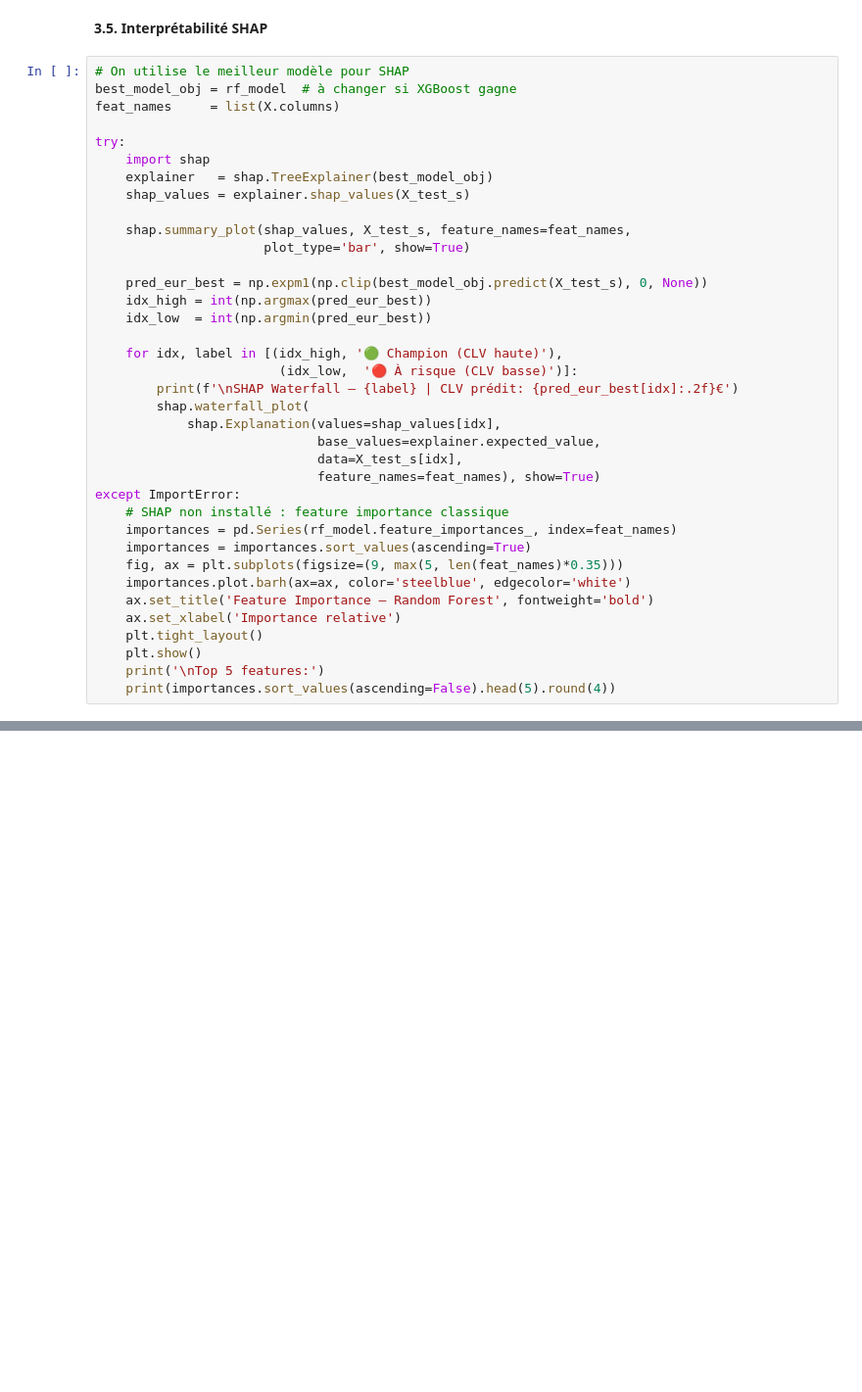
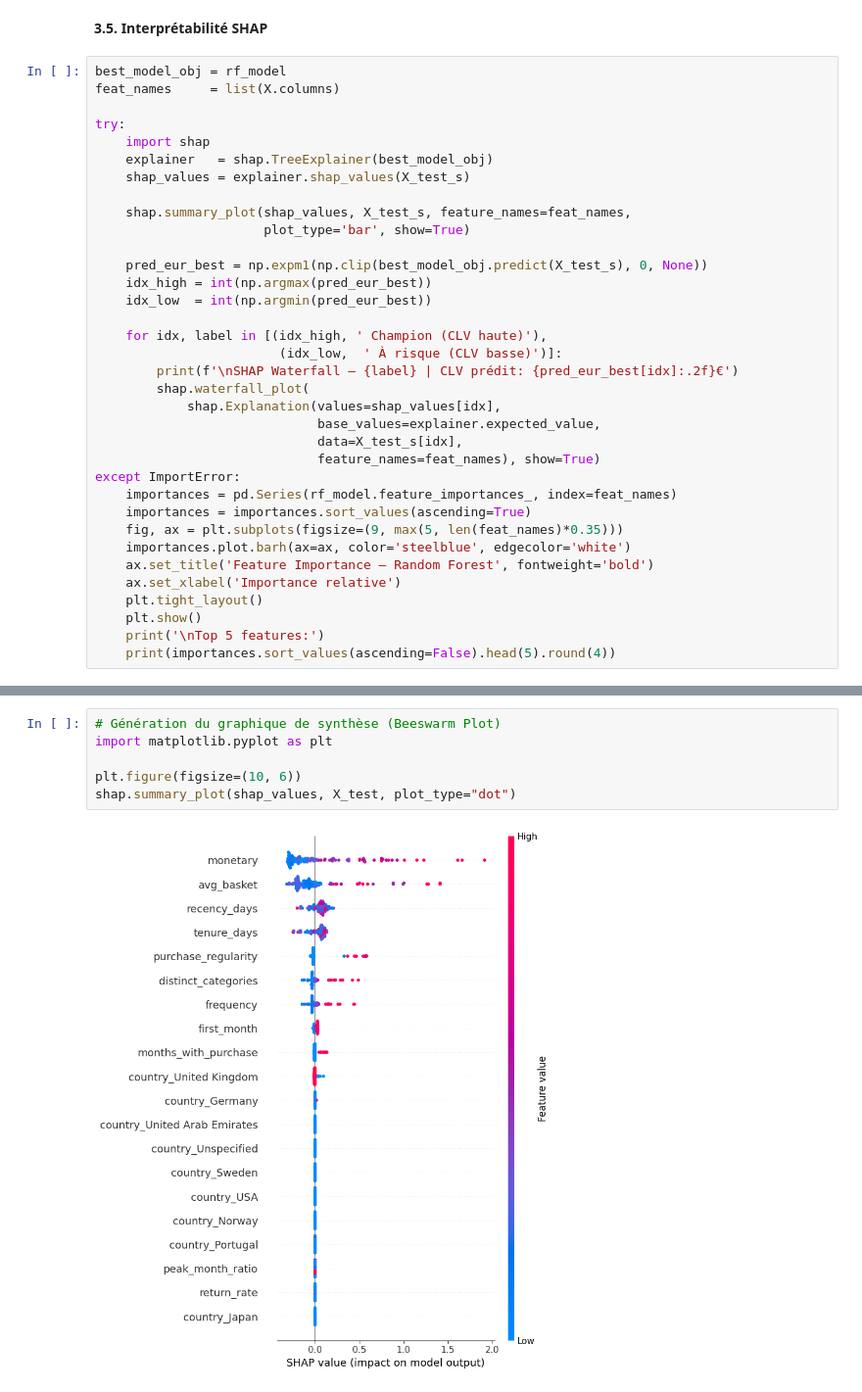
Before and after one commit to fds-imane/Data_Marketing, a Jupyter notebook: data_marketing_part3_CORRIGE.ipynb, the cells around one changed output, grey strips where cells are left out. Shown at 98% size. Saved outputs shown, nothing was run; the diff lists cells and outputs as text; blank space fills up the shorter version.

```diff
--- a/data_marketing_part3_CORRIGE.ipynb
+++ b/data_marketing_part3_CORRIGE.ipynb
@@ -670,8 +655,7 @@ plt.show()
 # %% [markdown]
 **3.5. Interprétabilité SHAP**
 # %%
-# On utilise le meilleur modèle pour SHAP
-best_model_obj = rf_model  # à changer si XGBoost gagne
+best_model_obj = rf_model
 feat_names     = list(X.columns)
 
 try:
@@ -686,8 +670,8 @@ try:
     idx_high = int(np.argmax(pred_eur_best))
     idx_low  = int(np.argmin(pred_eur_best))
 
-    for idx, label in [(idx_high, '🟢 Champion (CLV haute)'),
-                        (idx_low,  '🔴 À risque (CLV basse)')]:
+    for idx, label in [(idx_high, ' Champion (CLV haute)'),
+                        (idx_low,  ' À risque (CLV basse)')]:
         print(f'\nSHAP Waterfall — {label} | CLV prédit: {pred_eur_best[idx]:.2f}€')
         shap.waterfall_plot(
             shap.Explanation(values=shap_values[idx],
@@ -695,7 +679,6 @@ try:
                              data=X_test_s[idx],
                              feature_names=feat_names), show=True)
 except ImportError:
-    # SHAP non installé : feature importance classique
     importances = pd.Series(rf_model.feature_importances_, index=feat_names)
     importances = importances.sort_values(ascending=True)
     fig, ax = plt.subplots(figsize=(9, max(5, len(feat_names)*0.35)))
@@ -714,0 +700,8 @@ SHAP Waterfall — 🔴 À risque (CLV basse) | CLV prédit: 0.61€
+# %%
+# Génération du graphique de synthèse (Beeswarm Plot)
+import matplotlib.pyplot as plt
+
+plt.figure(figsize=(10, 6))
+shap.summary_plot(shap_values, X_test, plot_type="dot")
+# %% [output]
+[figure, added]
```
Also changed, not shown: parts of 24 cells of this notebook.
